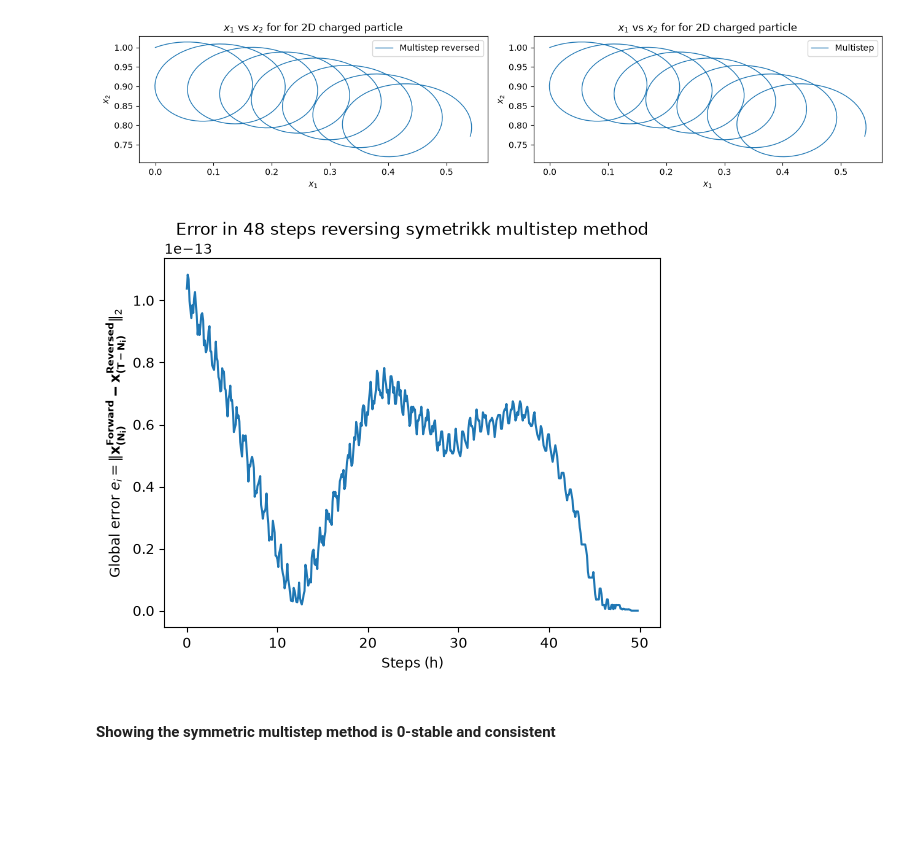
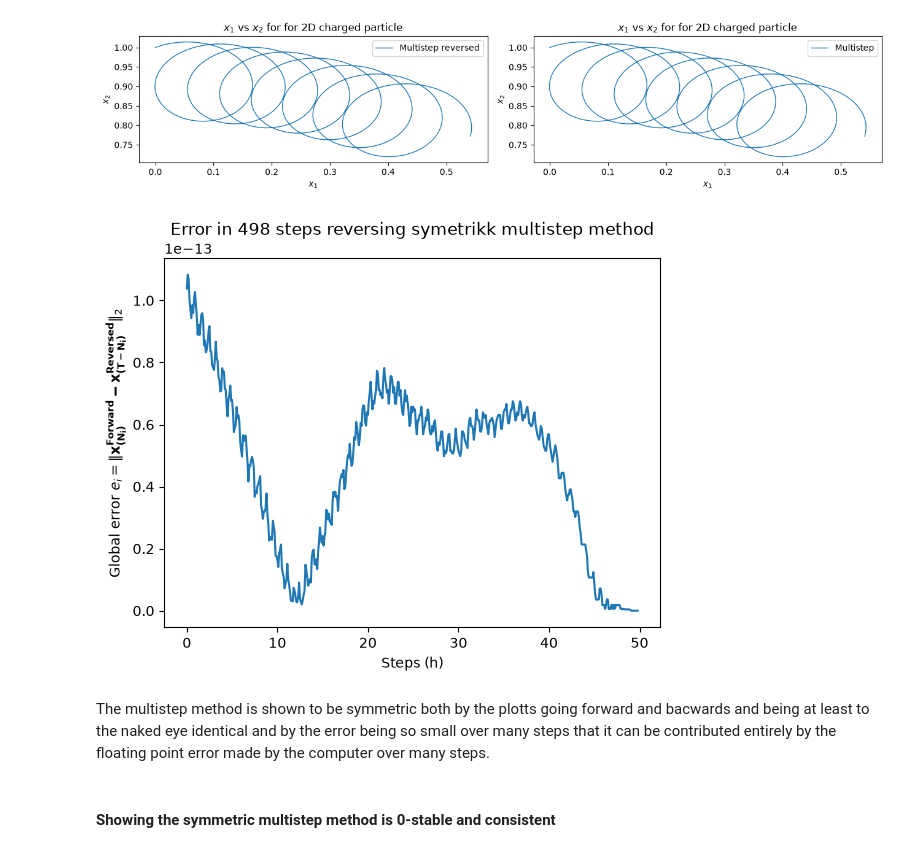
Before and after one commit to einaraarnaes/Project_2_TMA4215, a Jupyter notebook: report.ipynb, the cells around one changed output. Drawn from its saved outputs; the diff is of its cells as text; code cells hidden in the pictures; blank space fills up the shorter version.

```diff
--- a/report.ipynb
+++ b/report.ipynb
@@ -777,12 +787,14 @@ error_multi_multirev = np.linalg.norm(x_2D_multi[:-2:]-x_2D_multi_rev[::-1][2::]
 # %%
 plt.figure()
 plt.plot(t_2D_multi[:-2:],error_multi_multirev)
-plt.title("Error in 48 steps reversing symetrikk multistep method")
+plt.title("Error in 498 steps reversing symetrikk multistep method")
 plt.xlabel("Steps (h)")
 plt.ylabel(r"Global error $e_i = \|\mathbf{x_{(N_i)}^{Forward}-x_{(T-N_i)}^{Reversed}}\|_2$")
 plt.show()
 # %% [output]
-[figure, old version]
+[figure, new version]
+# %% [markdown]
+The multistep method is shown to be symmetric both by the plotts going forward and bacwards and being at least to the naked eye identical and by the error being so small over many steps that it can be contributed entirely by the floating point error made by the computer over many steps.
 # %% [markdown]
 #### **Showing the symmetric multistep method is 0-stable and consistent**
 # %% [markdown]
```
Also changed, not shown: parts of 4 cells of this notebook.
